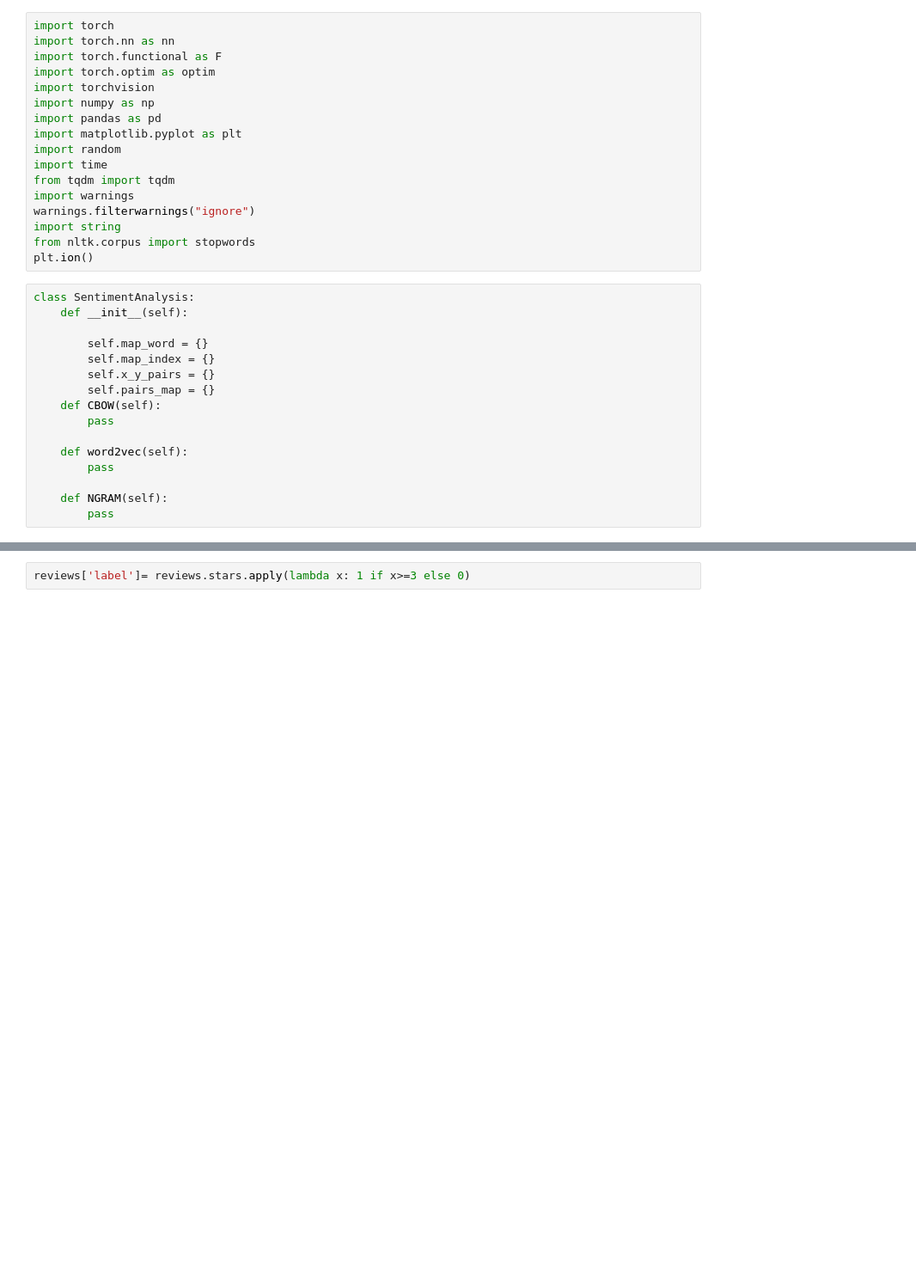
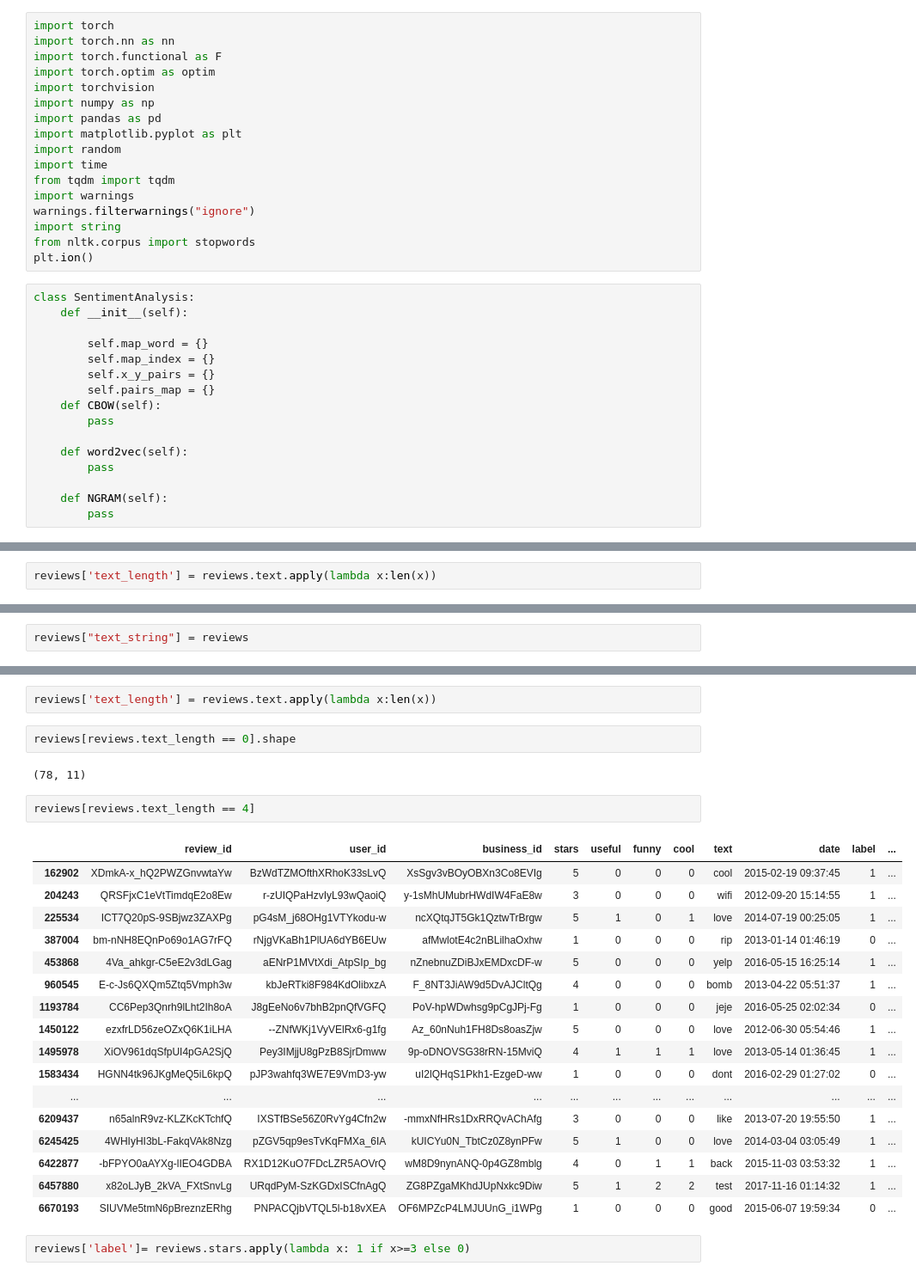
Before and after one commit to bhparijat/Yelp-reviews-PyTorch-and-Pyspark, a Jupyter notebook: Sentiment Analysis using pytorch.ipynb, the cells around one changed output, grey strips where cells are left out. Shown at 86% size. Cells and saved outputs as stored; diff of their text form; blank space fills up the shorter version.

```diff
--- a/Sentiment Analysis using pytorch.ipynb
+++ b/Sentiment Analysis using pytorch.ipynb
@@ -85,0 +86,2 @@ Wall time: 773 µs
+# %%
+reviews['text_length'] = reviews.text.apply(lambda x:len(x))
@@ -86,3 +92,5 @@ Wall time: 773 µs
+# %%
+reviews["text_string"] = reviews
 # %%
 %%time
 reviews = clean_data(reviews)
@@ -101,3 +147,29 @@ reviews.head()
+# %%
+reviews['text_length'] = reviews.text.apply(lambda x:len(x))
+# %%
+reviews[reviews.text_length == 0].shape
+# %% [output]
+(78, 11)
+# %%
+reviews[reviews.text_length == 4]
+# %% [output]
+|  | review_id | user_id | business_id | stars | useful | funny | cool | text | date | label | ... |
+| 162902 | XDmkA-x_hQ2PWZGnvwtaYw | BzWdTZMOfthXRhoK33sLvQ | XsSgv3vBOyOBXn3Co8EVIg | 5 | 0 | 0 | 0 | cool | 2015-02-19 09:37:45 | 1 | ... |
+| 204243 | QRSFjxC1eVtTimdqE2o8Ew | r-zUIQPaHzvIyL93wQaoiQ | y-1sMhUMubrHWdIW4FaE8w | 3 | 0 | 0 | 0 | wifi | 2012-09-20 15:14:55 | 1 | ... |
+| 225534 | ICT7Q20pS-9SBjwz3ZAXPg | pG4sM_j68OHg1VTYkodu-w | ncXQtqJT5Gk1QztwTrBrgw | 5 | 1 | 0 | 1 | love | 2014-07-19 00:25:05 | 1 | ... |
+| 387004 | bm-nNH8EQnPo69o1AG7rFQ | rNjgVKaBh1PlUA6dYB6EUw | afMwlotE4c2nBLilhaOxhw | 1 | 0 | 0 | 0 | rip | 2013-01-14 01:46:19 | 0 | ... |
+| 453868 | 4Va_ahkgr-C5eE2v3dLGag | aENrP1MVtXdi_AtpSIp_bg | nZnebnuZDiBJxEMDxcDF-w | 5 | 0 | 0 | 0 | yelp | 2016-05-15 16:25:14 | 1 | ... |
+| 960545 | E-c-Js6QXQm5Ztq5Vmph3w | kbJeRTki8F984KdOlibxzA | F_8NT3JiAW9d5DvAJCltQg | 4 | 0 | 0 | 0 | bomb | 2013-04-22 05:51:37 | 1 | ... |
+| 1193784 | CC6Pep3Qnrh9lLht2Ih8oA | J8gEeNo6v7bhB2pnQfVGFQ | PoV-hpWDwhsg9pCgJPj-Fg | 1 | 0 | 0 | 0 | jeje | 2016-05-25 02:02:34 | 0 | ... |
+| 1450122 | ezxfrLD56zeOZxQ6K1iLHA | --ZNfWKj1VyVElRx6-g1fg | Az_60nNuh1FH8Ds8oasZjw | 5 | 0 | 0 | 0 | love | 2012-06-30 05:54:46 | 1 | ... |
+| 1495978 | XiOV961dqSfpUI4pGA2SjQ | Pey3IMjjU8gPzB8SjrDmww | 9p-oDNOVSG38rRN-15MviQ | 4 | 1 | 1 | 1 | love | 2013-05-14 01:36:45 | 1 | ... |
+| 1583434 | HGNN4tk96JKgMeQ5iL6kpQ | pJP3wahfq3WE7E9VmD3-yw | uI2lQHqS1Pkh1-EzgeD-ww | 1 | 0 | 0 | 0 | dont | 2016-02-29 01:27:02 | 0 | ... |
+| ... | ... | ... | ... | ... | ... | ... | ... | ... | ... | ... | ... |
+| 6209437 | n65alnR9vz-KLZKcKTchfQ | IXSTfBSe56Z0RvYg4Cfn2w | -mmxNfHRs1DxRRQvAChAfg | 3 | 0 | 0 | 0 | like | 2013-07-20 19:55:50 | 1 | ... |
+| 6245425 | 4WHIyHI3bL-FakqVAk8Nzg | pZGV5qp9esTvKqFMXa_6IA | kUICYu0N_TbtCz0Z8ynPFw | 5 | 1 | 0 | 0 | love | 2014-03-04 03:05:49 | 1 | ... |
+| 6422877 | -bFPYO0aAYXg-lIEO4GDBA | RX1D12KuO7FDcLZR5AOVrQ | wM8D9nynANQ-0p4GZ8mblg | 4 | 0 | 1 | 1 | back | 2015-11-03 03:53:32 | 1 | ... |
+| 6457880 | x82oLJyB_2kVA_FXtSnvLg | URqdPyM-SzKGDxISCfnAgQ | ZG8PZgaMKhdJUpNxkc9Diw | 5 | 1 | 2 | 2 | test | 2017-11-16 01:14:32 | 1 | ... |
+| 6670193 | SIUVMe5tmN6pBreznzERhg | PNPACQjbVTQL5l-b18vXEA | OF6MPZcP4LMJUUnG_i1WPg | 1 | 0 | 0 | 0 | good | 2015-06-07 19:59:34 | 0 | ... |
 # %%
 reviews['label']= reviews.stars.apply(lambda x: 1 if x>=3 else 0)
 # %%
```
Also changed, not shown: parts of 33 cells of this notebook.
